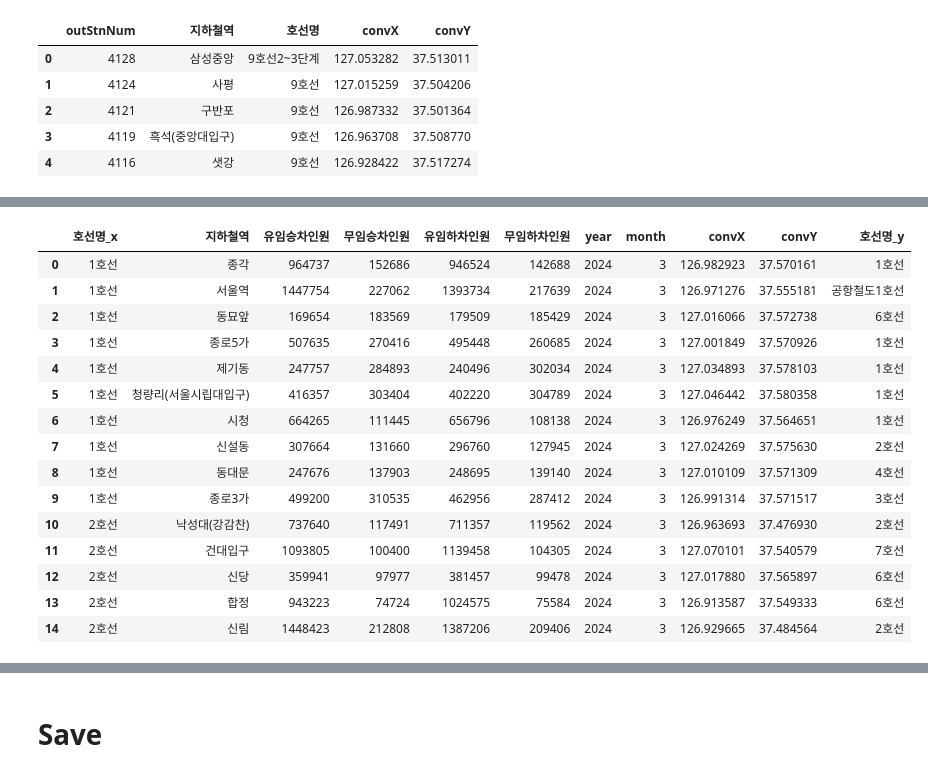
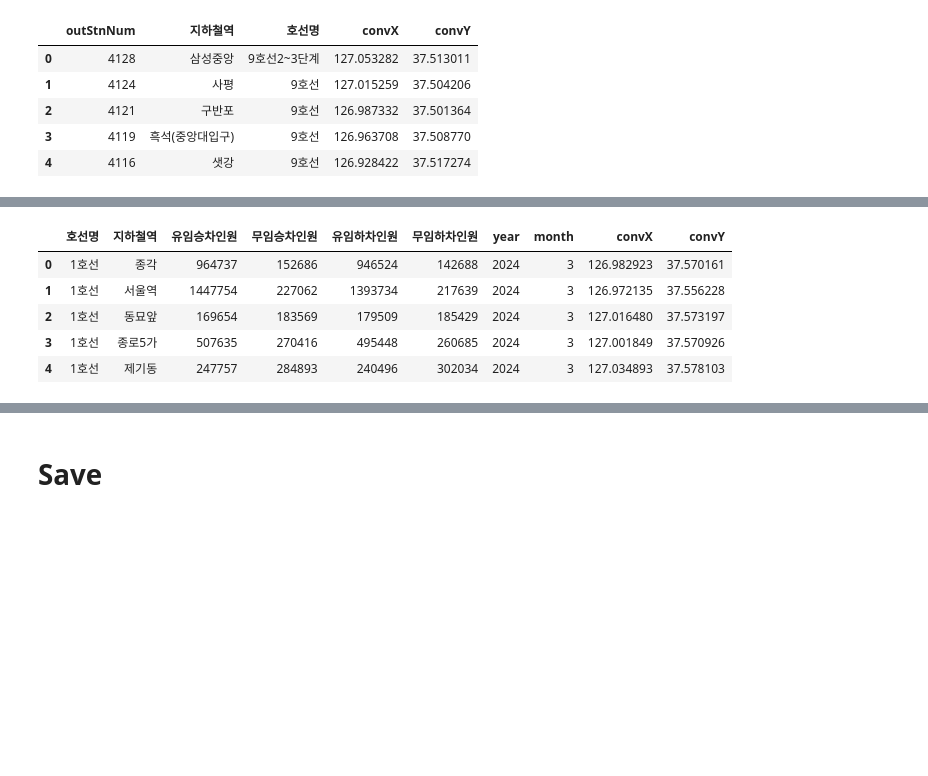
Before and after one commit to jjome/team1_visual, a Jupyter notebook: cleansing_v1.ipynb, the cells around one changed output, grey strips where cells are left out. Drawn from its saved outputs; the diff is of its cells as text; code cells hidden in the pictures; blank space fills up the shorter version.

```diff
--- a/cleansing_v1.ipynb
+++ b/cleansing_v1.ipynb
@@ -83,9 +83,10 @@ df2.head()
 | 3 | 4119 | 흑석(중앙대입구) | 9호선 | 126.963708 | 37.508770 |
 | 4 | 4116 | 샛강 | 9호선 | 126.928422 | 37.517274 |
 # %%
-df2.sort_values(by=['지하철역', '호선명'])
-df2 = df2.groupby('지하철역').agg({
-    'convX': 'mean',
-    'convY': 'mean',
-    '호선명': 'first'
-}).reset_index().sort_values(by=[ '호선명', '지하철역'])
+# df2.sort_values(by=['지하철역', '호선명'])
+# df2 = df2.groupby('지하철역').agg({
+#     'convX': 'mean',
+#     'convY': 'mean',
+#     '호선명': 'first'
+# }).reset_index().sort_values(by=['호선명', '지하철역'])
+# df2.head()
@@ -112,20 +93,10 @@ df2.head(20)
 # %%
-df = pd.merge(df1, df2, on='지하철역', how='left')
-df.head(15)
+df = pd.merge(df1, df2[['지하철역', '호선명', 'convX', 'convY']], on=['지하철역', '호선명'], how='left')
+df.head()
 # %% [output]
-|  | 호선명_x | 지하철역 | 유임승차인원 | 무임승차인원 | 유임하차인원 | 무임하차인원 | year | month | convX | convY | 호선명_y |
-| 0 | 1호선 | 종각 | 964737 | 152686 | 946524 | 142688 | 2024 | 3 | 126.982923 | 37.570161 | 1호선 |
-| 1 | 1호선 | 서울역 | 1447754 | 227062 | 1393734 | 217639 | 2024 | 3 | 126.971276 | 37.555181 | 공항철도1호선 |
-| 2 | 1호선 | 동묘앞 | 169654 | 183569 | 179509 | 185429 | 2024 | 3 | 127.016066 | 37.572738 | 6호선 |
-| 3 | 1호선 | 종로5가 | 507635 | 270416 | 495448 | 260685 | 2024 | 3 | 127.001849 | 37.570926 | 1호선 |
-| 4 | 1호선 | 제기동 | 247757 | 284893 | 240496 | 302034 | 2024 | 3 | 127.034893 | 37.578103 | 1호선 |
-| 5 | 1호선 | 청량리(서울시립대입구) | 416357 | 303404 | 402220 | 304789 | 2024 | 3 | 127.046442 | 37.580358 | 1호선 |
-| 6 | 1호선 | 시청 | 664265 | 111445 | 656796 | 108138 | 2024 | 3 | 126.976249 | 37.564651 | 1호선 |
-| 7 | 1호선 | 신설동 | 307664 | 131660 | 296760 | 127945 | 2024 | 3 | 127.024269 | 37.575630 | 2호선 |
-| 8 | 1호선 | 동대문 | 247676 | 137903 | 248695 | 139140 | 2024 | 3 | 127.010109 | 37.571309 | 4호선 |
-| 9 | 1호선 | 종로3가 | 499200 | 310535 | 462956 | 287412 | 2024 | 3 | 126.991314 | 37.571517 | 3호선 |
-| 10 | 2호선 | 낙성대(강감찬) | 737640 | 117491 | 711357 | 119562 | 2024 | 3 | 126.963693 | 37.476930 | 2호선 |
-| 11 | 2호선 | 건대입구 | 1093805 | 100400 | 1139458 | 104305 | 2024 | 3 | 127.070101 | 37.540579 | 7호선 |
-| 12 | 2호선 | 신당 | 359941 | 97977 | 381457 | 99478 | 2024 | 3 | 127.017880 | 37.565897 | 6호선 |
-| 13 | 2호선 | 합정 | 943223 | 74724 | 1024575 | 75584 | 2024 | 3 | 126.913587 | 37.549333 | 6호선 |
-| 14 | 2호선 | 신림 | 1448423 | 212808 | 1387206 | 209406 | 2024 | 3 | 126.929665 | 37.484564 | 2호선 |
+|  | 호선명 | 지하철역 | 유임승차인원 | 무임승차인원 | 유임하차인원 | 무임하차인원 | year | month | convX | convY |
+| 0 | 1호선 | 종각 | 964737 | 152686 | 946524 | 142688 | 2024 | 3 | 126.982923 | 37.570161 |
+| 1 | 1호선 | 서울역 | 1447754 | 227062 | 1393734 | 217639 | 2024 | 3 | 126.972135 | 37.556228 |
+| 2 | 1호선 | 동묘앞 | 169654 | 183569 | 179509 | 185429 | 2024 | 3 | 127.016480 | 37.573197 |
+| 3 | 1호선 | 종로5가 | 507635 | 270416 | 495448 | 260685 | 2024 | 3 | 127.001849 | 37.570926 |
+| 4 | 1호선 | 제기동 | 247757 | 284893 | 240496 | 302034 | 2024 | 3 | 127.034893 | 37.578103 |
```
Also changed, not shown: parts of 7 cells of this notebook.
